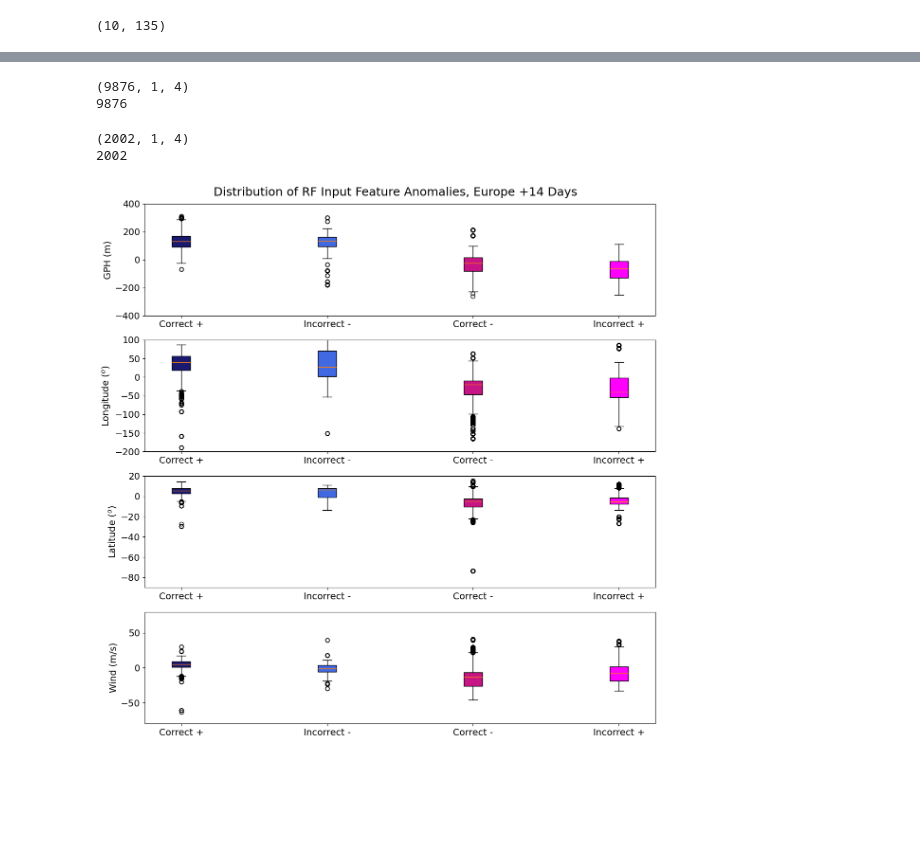
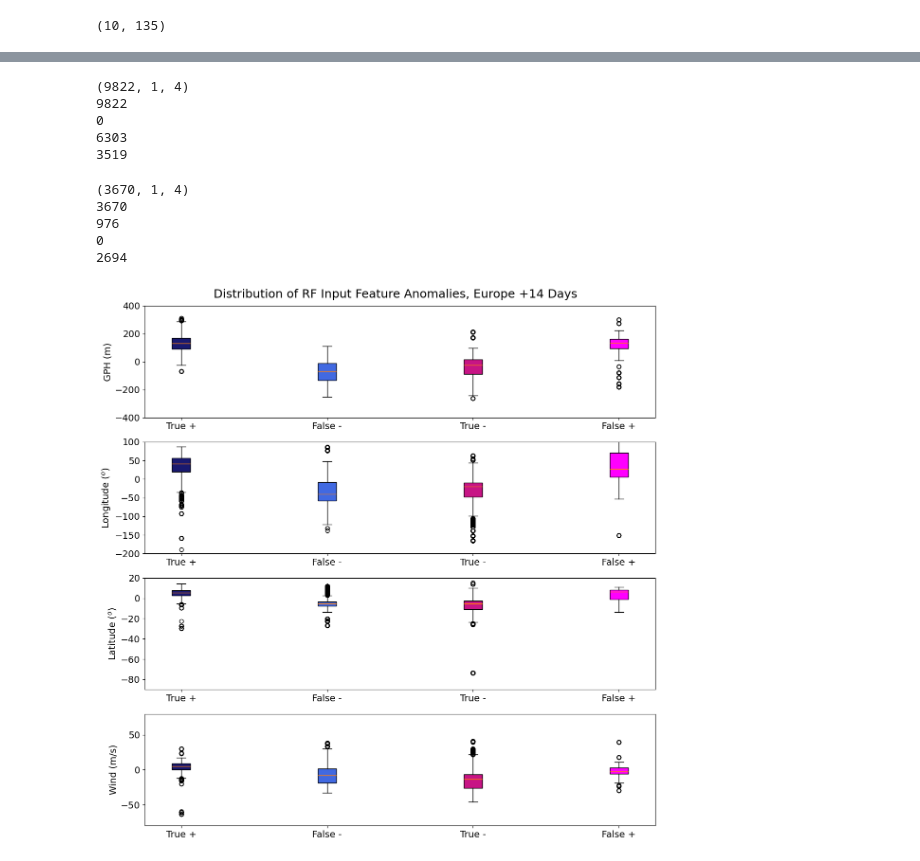
Before and after one commit to emf98/LessonsLearned, a Jupyter notebook: Europe/RF_Pred_Plot.ipynb, the cells around one changed output, grey strips where cells are left out. Cells and saved outputs as stored; diff of their text form; code cells hidden in the pictures; blank space fills up the shorter version.

```diff
--- a/Europe/RF_Pred_Plot.ipynb
+++ b/Europe/RF_Pred_Plot.ipynb
@@ -224,6 +255,7 @@ print(len(pos_corr_total_events))
 Fpos_corr_events = []
 Fpos_corr_num = []
 Fpos_corr_total_events = []
+event_temps = []
 
 for i in range(0,10):
     for j in range(0,idx):
@@ -236,8 +268,25 @@ for i in range(0,10):
                 Fpos_corr_total_events.append(0)
                 Fpos_corr_num.append(0)
                 Fpos_corr_events.extend(nolag_Xtest[i,j,:])
+                event_temps.append(temp[i,j])
+
 ##reshape
 Fpos = np.array(Fpos_corr_events).reshape((len(Fpos_corr_num),1,4))
 print(Fpos.shape)
 print(len(Fpos_corr_total_events))
+neg = 0
+pos = 0
+neut = 0
+
+for value in event_temps:
+    if value == 0:
+        neg = neg+1
+    if value == 1:
+        pos = pos+1
+    if value == 2:
+        neut = neut+1
+
+print(pos)
+print(neg)
+print(neut)
 # %% [output]
@@ -248,6 +300,7 @@ print(len(Fpos_corr_total_events))
 neg_corr_events = []
 neg_corr_num = []
 neg_corr_total_events = []
+event_temps = []
 
 for i in range(0,10):
     for j in range(0,idx):
@@ -260,19 +313,38 @@ for i in range(0,10):
                 neg_corr_total_events.append(0)
                 neg_corr_num.append(0)
                 neg_corr_events.extend(nolag_Xtest[i,j,:])
+                event_temps.append(temp[i,j])
 ##reshape
-neg = np.array(neg_corr_events).reshape((len(neg_corr_num),1,4))
-print(neg.shape)
+Tneg = np.array(neg_corr_events).reshape((len(neg_corr_num),1,4))
+print(Tneg.shape)
 print(len(neg_corr_total_events))
+neg = 0
+pos = 0
+neut = 0
+
+for value in event_temps:
+    if value == 0:
+        neg = neg+1
+    if value == 1:
+        pos = pos+1
+    if value == 2:
+        neut = neut+1
+
+print(pos)
+print(neg)
+print(neut)
 # %% [output]
-(9876, 1, 4)
-9876
+(9822, 1, 4)
+9822
+0
+6303
+3519
 # %%
 ##FALSE Negative Events
 Fneg_corr_events = []
 Fneg_corr_num = []
 Fneg_corr_total_events = []
-test = []
+event_temps = []
 
 for i in range(0,10):
     for j in range(0,idx):
@@ -285,16 +357,34 @@ for i in range(0,10):
                 Fneg_corr_total_events.append(0)
                 Fneg_corr_num.append(0)
                 Fneg_corr_events.extend(nolag_Xtest[i,j,:])
-                test.append((i,j))
+                event_temps.append(temp[i,j])
 
 
 ##reshape
 Fneg = np.array(Fneg_corr_events).reshape((len(Fneg_corr_num),1,4))
 print(Fneg.shape)
 print(len(Fneg_corr_total_events))
+neg = 0
+pos = 0
+neut = 0
+
+for value in event_temps:
+    if value == 0:
+        neg = neg+1
+    if value == 1:
+        pos = pos+1
+    if value == 2:
+        neut = neut+1
+
+print(pos)
+print(neg)
+print(neut)
 # %% [output]
-(2002, 1, 4)
-2002
+(3670, 1, 4)
+3670
+976
+0
+2694
 # %%
 import matplotlib.ticker as mticker
 myLocator = mticker.MultipleLocator(2)
@@ -302,34 +392,34 @@ myLocator = mticker.MultipleLocator(2)
 #metrics = ["Wind (m/s)", "Ratio (m)", "Latitude ($^o$)", "Longitude ($^o$)", "Size (m$^2$)", "EPhi ($^o$)", "GPH (hPa)", "PV (m$^2$K/s kg)"]
 metrics = ["GPH (m)", "Longitude ($^o$)", "Latitude ($^o$)","Wind (m/s)"]
 y1 = [-400,-200,-90,-80]
 y2 = [400,100,20,80]
-ticks = ['Correct +', 'Incorrect -', 'Correct -', 'Incorrect +'] #set tick numbers for dataset
+ticks = ['True +', 'False -', 'True -', 'False +'] #set tick numbers for dataset
 ind = [2, 4, 6, 8]  # the x locations for the groups
 w = 0.25 #box-plot width
 c = ["midnightblue","royalblue","mediumvioletred","magenta"]
 fs = 14
 
 fig, axes = plt.subplots(4, 1, figsize=(12, 12))
 plt.suptitle("Distribution of RF Input Feature Anomalies, Europe +14 Days", fontsize = 18, x=0.53)
 axes = axes.flatten()
 for i in range(0,4):
-    C_pos = pos[:,0,i]
+    C_pos = Tpos[:,0,i]
     F_neg = Fneg[:,0,i]
-    C_neg = neg[:,0,i]
+    C_neg = Tneg[:,0,i]
     F_pos = Fpos[:,0,i]
 
     a1 =axes[i].boxplot([C_pos,F_neg,C_neg,F_pos], positions= [2,4,6,8], widths=w, patch_artist=True)
     for bplot in (a1,):
         for patch, color in zip(bplot['boxes'], c):
             patch.set_facecolor(color)
     axes[i].set_xticks(ind, ticks, fontsize = 14)
     axes[i].set_ylim((y1[i],y2[i]))
     axes[i].set_ylabel(str(metrics[i]), fontsize = 14)
     axes[i].tick_params(axis='both', labelsize=14)
 
 plt.tight_layout()
 plt.subplots_adjust(top=0.95)
 plt.savefig("EurRF_BOXPLOT_14days.png",bbox_inches = 'tight')
 plt.show()
 # %% [output]
-[figure, old version]
+[figure, new version]
```
Also changed, not shown: parts of 4 cells of this notebook, 10 other files.
